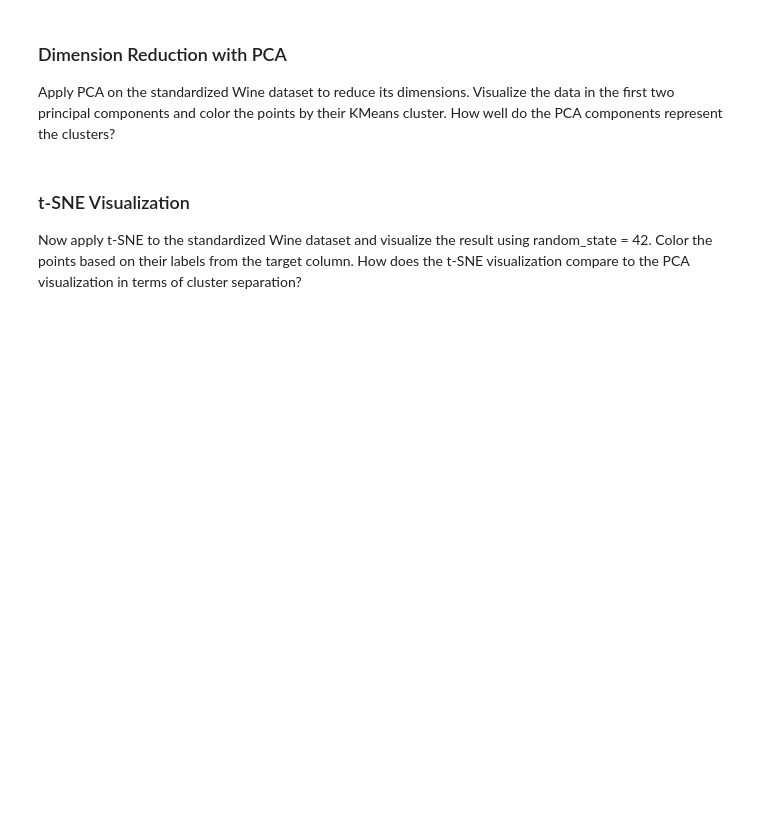
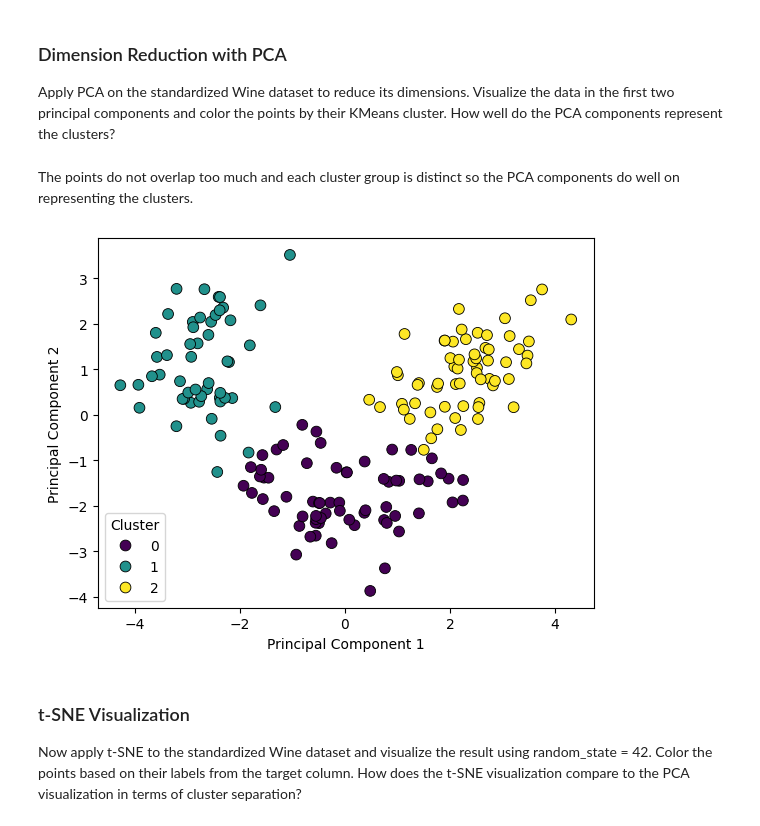
Before and after one commit to yiminy808/BE447-2025-HW-3, a Jupyter notebook: B_clustering_and_dimension_reduction.ipynb, the cells around one changed output. Drawn from its saved outputs; the diff is of its cells as text; code cells hidden in the pictures; blank space fills up the shorter version.

```diff
--- a/B_clustering_and_dimension_reduction.ipynb
+++ b/B_clustering_and_dimension_reduction.ipynb
@@ -9,6 +50,9 @@ Use the `sklearn.datasets.load_wine()` function to load the Wine dataset. Conver
 # %% [markdown]
 ### Data Preprocessing
 Standardize the features of the Wine dataset using the standard scaler.
+# %%
+scaler = StandardScaler()
+X_scaled = scaler.fit_transform(X)
 # %% [markdown]
 ### Exploratory Data Analysis
 Perform exploratory data analysis on the Wine dataset. Visualize the distribution of a couple of the alcohol content and malic acid content using histograms.
@@ -15,9 +82,37 @@ Perform exploratory data analysis on the Wine dataset. Visualize the distributio
 # %% [markdown]
 ### Clustering with KMeans
 Apply KMeans clustering on the standardized features of the Wine dataset. Use three clusters to separate the data and random state = 42. Add a column to the `wine_df` for the Kmeans cluster each point is in.
+# %%
+kmeans = KMeans(n_clusters=3, random_state=42)
+clusters = kmeans.fit_predict(X_scaled)
 # %% [markdown]
 ### Dimension Reduction with PCA
 Apply PCA on the standardized Wine dataset to reduce its dimensions. Visualize the data in the first two principal components and color the points by their KMeans cluster. How well do the PCA components represent the clusters?
+# %% [markdown]
+The points do not overlap too much and each cluster group is distinct so the PCA components do well on representing the clusters.
+# %%
+# apply PCA
+pca = PCA(n_components=2)
+X_pca = pca.fit_transform(X_scaled)
+
+plt.figure()
+
+# plot PCA-reduced data, colored by KMeans clusters
+sns.scatterplot(
+    x=X_pca[:, 0],
+    y=X_pca[:, 1],
+    hue=clusters,
+    palette='viridis',
+    edgecolor='k',
+    s=60
+)
+
+plt.xlabel("Principal Component 1")
+plt.ylabel("Principal Component 2")
+plt.legend(title="Cluster")
+plt.show()
+# %% [output]
+[figure, added]
 # %% [markdown]
 ### t-SNE Visualization
 Now apply t-SNE to the standardized Wine dataset and visualize the result using random_state = 42. Color the points based on their labels from the target column. How does the t-SNE visualization compare to the PCA visualization in terms of cluster separation?
```
Also changed, not shown: parts of 8 cells of this notebook.
